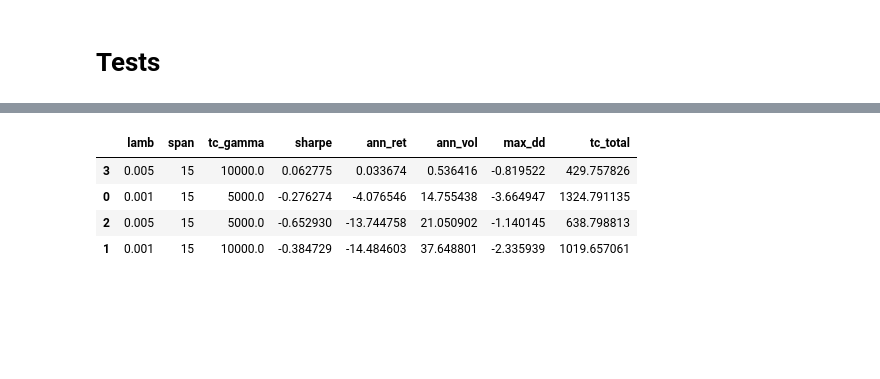
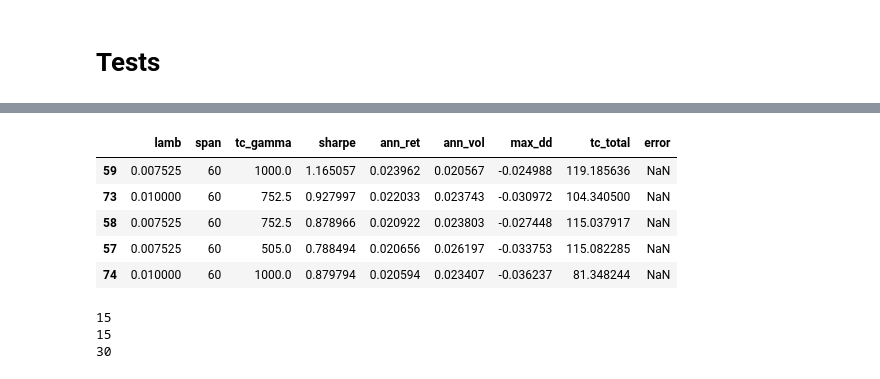
Before and after one commit to pradosth0/Markowitz_based_portfolio_allocation, a Jupyter notebook: pf_V2.ipynb, the cells around one changed output, grey strips where cells are left out. Saved outputs shown, nothing was run; the diff lists cells and outputs as text; code cells hidden in the pictures; blank space fills up the shorter version.

```diff
--- a/pf_V2.ipynb
+++ b/pf_V2.ipynb
@@ -1327,7 +1526,7 @@ class TimeSeriesPortfolio:
             w_df          = pf.process()
             new_positions = pf.positions
             rolls_done    = pf.rolls_done   # dict product → tc_bp [bp]
-
+            #print(t)
             w      = w_df.iloc[:, 0]
             w_full = w.reindex(self.asset_universe).fillna(0.0)
             w_bm   = (
@@ -1357,7 +1556,7 @@ class TimeSeriesPortfolio:
             for product, tc_bp_prod in rolls_done.items():
                 wi      = abs(float(w_full.get(product, 0.0)))
                 dv01_i  = float(self.dv01_by_product.get(product, 0.0))
-                tc_rolldown += capital * wi * float(tc_bp_prod) * dv01_i
+                tc_rolldown += capital * wi * max(float(tc_bp_prod), 0.0) * dv01_i
 
             tc_total = tc_markowitz + tc_rolldown
 
@@ -1556,14 +1755,20 @@ tspf = TimeSeriesPortfolio(
     start_date="2021-01-01",
     end_date="2025-06-10",
     rebalance_freq="ME",
+    dv01_ref=dv01_ref,
     long_only=True,
-    lamb=0.45, # 0.45
-    span=15, # 15
-    tc_gamma=140000  #140000 intensité des coûts dans l’optimisation
+    lamb=0.008, # 0.45
+    span=60, # 15
+    tc_gamma=1000  #140000 intensité des coûts dans l’optimisation
     #initial_weights= df_weights["weight"]
 )
 
-
+"""
+long_only=False,
+    lamb=0.01, # 0.45
+    span=60, # 15
+    tc_gamma=1200
+    """
 
 tspf.generate_portfolios()
 
@@ -1591,9 +1796,9 @@ import pandas as pd
 
 
 param_grid = {
-    "lamb": np.linspace(0.3, 0.7, 2),
-    "span": [15],
-    "tc_gamma": np.linspace(120000, 140000, 2),
+    "lamb": np.linspace(0.0001, 0.01, 5),
+    "span": [15, 30, 60],
+    "tc_gamma": np.linspace(10, 1000, 5),
 }
 
 combinations = list(itertools.product(
@@ -1615,7 +1820,7 @@ def run_backtest(params):
             start_date="2021-01-01",
             end_date="2025-06-10",
             rebalance_freq="ME",
-            long_only=False,
+            long_only=True,
             lamb=lamb,
             span=span,
             tc_gamma=tc_gamma,
@@ -1678,9 +1894,21 @@ df_results.head(10)
 # %%
 df_results = pd.DataFrame(results).sort_values("ann_ret", ascending=False)
-df_results.head(10)
+df_results.head()
 # %% [output]
-|  | lamb | span | tc_gamma | sharpe | ann_ret | ann_vol | max_dd | tc_total |
-| 3 | 0.005 | 15 | 10000.0 | 0.062775 | 0.033674 | 0.536416 | -0.819522 | 429.757826 |
-| 0 | 0.001 | 15 | 5000.0 | -0.276274 | -4.076546 | 14.755438 | -3.664947 | 1324.791135 |
-| 2 | 0.005 | 15 | 5000.0 | -0.652930 | -13.744758 | 21.050902 | -1.140145 | 638.798813 |
-| 1 | 0.001 | 15 | 10000.0 | -0.384729 | -14.484603 | 37.648801 | -2.335939 | 1019.657061 |
+|  | lamb | span | tc_gamma | sharpe | ann_ret | ann_vol | max_dd | tc_total | error |
+| 59 | 0.007525 | 60 | 1000.0 | 1.165057 | 0.023962 | 0.020567 | -0.024988 | 119.185636 | NaN |
+| 73 | 0.010000 | 60 | 752.5 | 0.927997 | 0.022033 | 0.023743 | -0.030972 | 104.340500 | NaN |
+| 58 | 0.007525 | 60 | 752.5 | 0.878966 | 0.020922 | 0.023803 | -0.027448 | 115.037917 | NaN |
+| 57 | 0.007525 | 60 | 505.0 | 0.788494 | 0.020656 | 0.026197 | -0.033753 | 115.082285 | NaN |
+| 74 | 0.010000 | 60 | 1000.0 | 0.879794 | 0.020594 | 0.023407 | -0.036237 | 81.348244 | NaN |
+# %%
+# Bonds simples : time-varying ✅
+print(long[long["type"] == "bond"]["carry_bp_equiv"].nunique())
+
+# Composés : figé ? ❌
+print(long[long["type"] == "spread_country"]["carry_bp_equiv"].nunique())
+print(long[long["type"] == "spread_curve"]["carry_bp_equiv"].nunique())
+# %% [output]
+15
+15
+30
```
Also changed, not shown: parts of 9 cells of this notebook.
